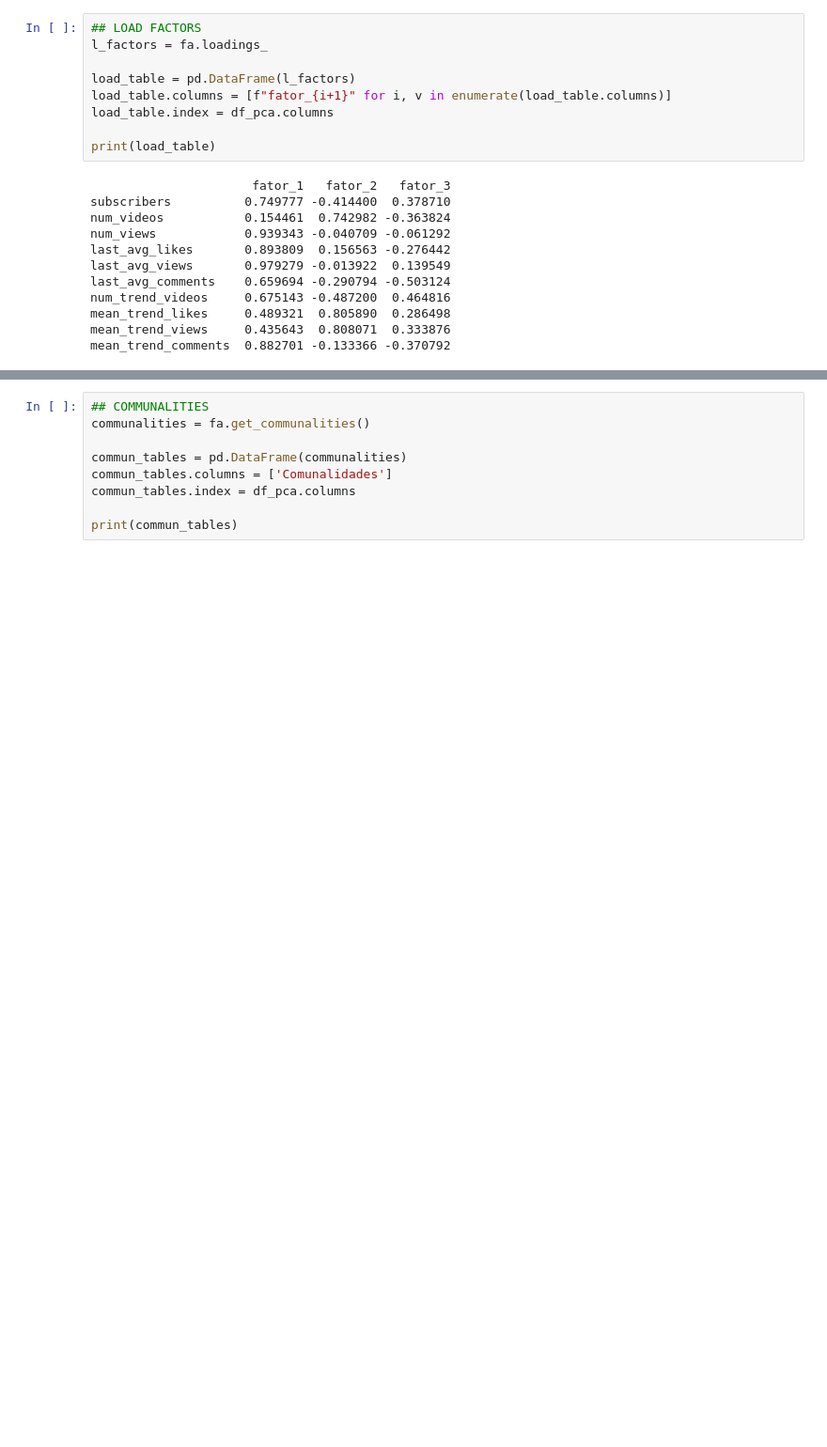
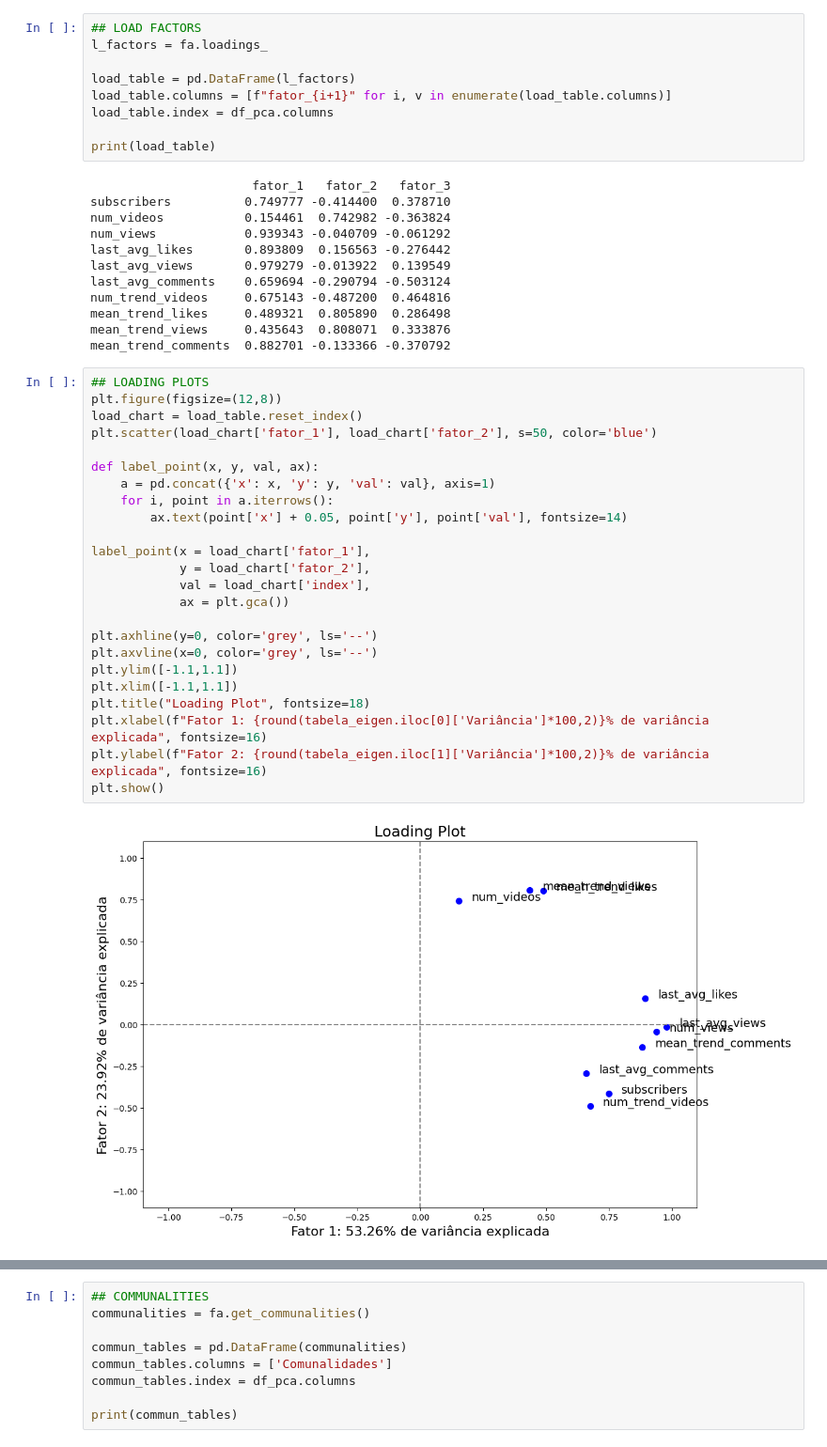
Before and after one commit to dlpires/tcc-mba-usp, a Jupyter notebook: notebooks/final_analysis.ipynb, the cells around one changed output, grey strips where cells are left out. Shown: that part at 94% size. Saved outputs shown, nothing was run; the diff lists cells and outputs as text; blank space fills up the shorter version.

```diff
--- a/notebooks/final_analysis.ipynb
+++ b/notebooks/final_analysis.ipynb
@@ -346,3 +385,29 @@ num_trend_videos     0.675143 -0.487200  0.464816
 mean_trend_likes     0.489321  0.805890  0.286498
 mean_trend_views     0.435643  0.808071  0.333876
 mean_trend_comments  0.882701 -0.133366 -0.370792
+# %%
+## LOADING PLOTS
+plt.figure(figsize=(12,8))
+load_chart = load_table.reset_index()
+plt.scatter(load_chart['fator_1'], load_chart['fator_2'], s=50, color='blue')
+
+def label_point(x, y, val, ax):
+    a = pd.concat({'x': x, 'y': y, 'val': val}, axis=1)
+    for i, point in a.iterrows():
+        ax.text(point['x'] + 0.05, point['y'], point['val'], fontsize=14)
+
+label_point(x = load_chart['fator_1'],
+            y = load_chart['fator_2'],
+            val = load_chart['index'],
+            ax = plt.gca())
+
+plt.axhline(y=0, color='grey', ls='--')
+plt.axvline(x=0, color='grey', ls='--')
+plt.ylim([-1.1,1.1])
+plt.xlim([-1.1,1.1])
+plt.title("Loading Plot", fontsize=18)
+plt.xlabel(f"Fator 1: {round(tabela_eigen.iloc[0]['Variância']*100,2)}% de variância explicada", fontsize=16)
+plt.ylabel(f"Fator 2: {round(tabela_eigen.iloc[1]['Variância']*100,2)}% de variância explicada", fontsize=16)
+plt.show()
+# %% [output]
+[figure, added]
```
Also changed, not shown: parts of 10 cells of this notebook, 6 other files.
